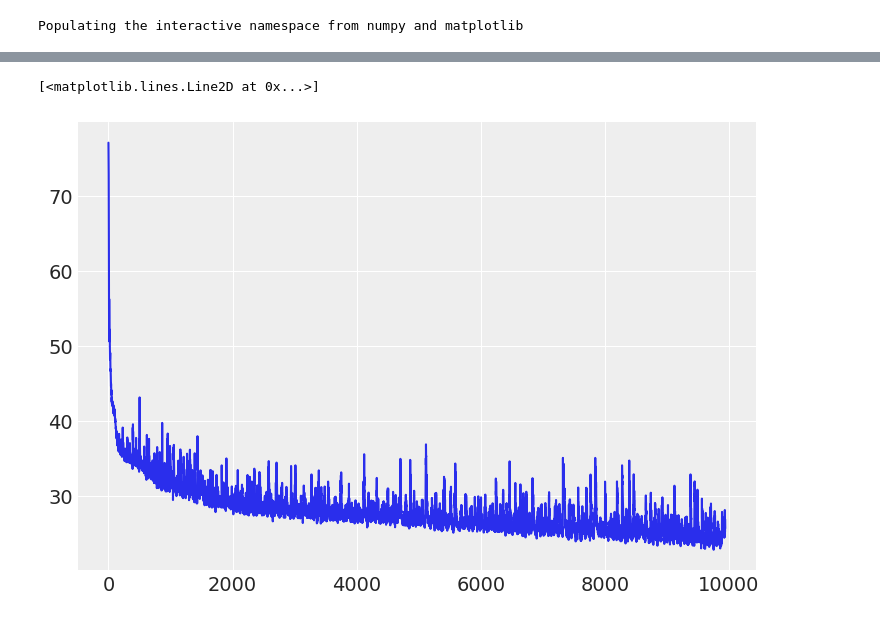
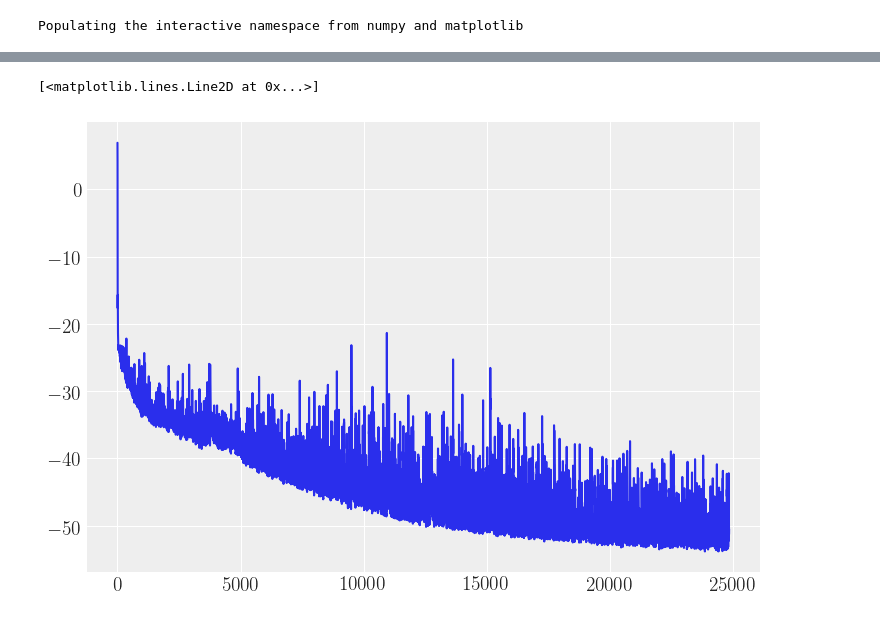
Before and after one commit to Justinezgh/SBI-Diff-Simulator, a Jupyter notebook: notebooks/Scandal_on_LV.ipynb, the cells around one changed output, grey strips where cells are left out. Saved outputs shown, nothing was run; the diff lists cells and outputs as text; code cells hidden in the pictures.

```diff
--- a/notebooks/Scandal_on_LV.ipynb
+++ b/notebooks/Scandal_on_LV.ipynb
@@ -275,3 +118,25 @@ class Flow_nd(hk.Module):
+# %%
+bijector = partial(AffineSigmoidCoupling,
+                   layers = [260,260,260,260,260,260],
+                   n_components = 80,
+                   activation = jax.nn.silu)
+
+NF = partial(ConditionalRealNVP, n_layers = 4, bijector_fn = bijector)
+
+nvp_nd = hk.without_apply_rng(hk.transform(lambda p,x : NF(10)(p).log_prob(x).squeeze()))
+
+nvp_sample_nd = hk.transform(lambda p : NF(10)(p).sample(10000, seed=hk.next_rng_key()))
+
+transformed_log_prob = hk.without_apply_rng(hk.transform(
+    lambda p,x:tfd.TransformedDistribution(NF(10)(p),
+                                           transformation_x).log_prob(x)))
+# %%
+rng_seq = hk.PRNGSequence(5)
+params_nd = nvp_nd.init(next(rng_seq),  0.4*jnp.ones([1,4]), 0.4*jnp.ones([1,10]))
+# %%
+scheduler = optax.exponential_decay(init_value=0.001, transition_steps=2000, decay_rate=0.9, end_value=0.00001)
+optimizer = optax.chain(optax.scale_by_adam(), optax.scale_by_schedule(scheduler), optax.scale(-1))
+opt_state = optimizer.init(params_nd)
 # %%
 from tqdm import tqdm
 # %%
@@ -352,25 +156,22 @@ if jnp.isnan(batch).any() == True:
 # %%
-  losses_smooth = []
-  num_epochs = 20
+  # train
+  losses = []
+  num_epochs = 70
   weight = 0
-  epochs = 0
 
-  while epochs < num_epochs:
-    for _ in tqdm(range(num_batches)):
+  for epochs in tqdm(range(num_epochs)):
+    for _ in range(num_batches):
       b,m,s = next(batches)
-      l, params_smooth, opt_state_smooth = update(params_smooth, opt_state_smooth,weight, m,  b, s)
-      losses_smooth.append(l)
+      l, params_nd, opt_state = update(params_nd, opt_state,weight, m,  b, s)
+      losses.append(l)
 
 
       if jnp.isnan(l)==True:
         print('NAN')
         break
 
-      params_nd_t = params_smooth
+      #params_nd_t = params_nd
 
     if jnp.isnan(l)==True:
       print('NAN')
       break
-
-
-    epochs +=1
@@ -395,5 +178,5 @@ WARNING:root:The use of `check_types` is deprecated and does not have any effect
 # %%
-plt.plot(losses_smooth)
+plt.plot(losses)
 # %% [output]
 [<matplotlib.lines.Line2D at 0x...>]
-[figure, old version]
+[figure, new version]
```
Also changed, not shown: parts of 54 cells of this notebook.
